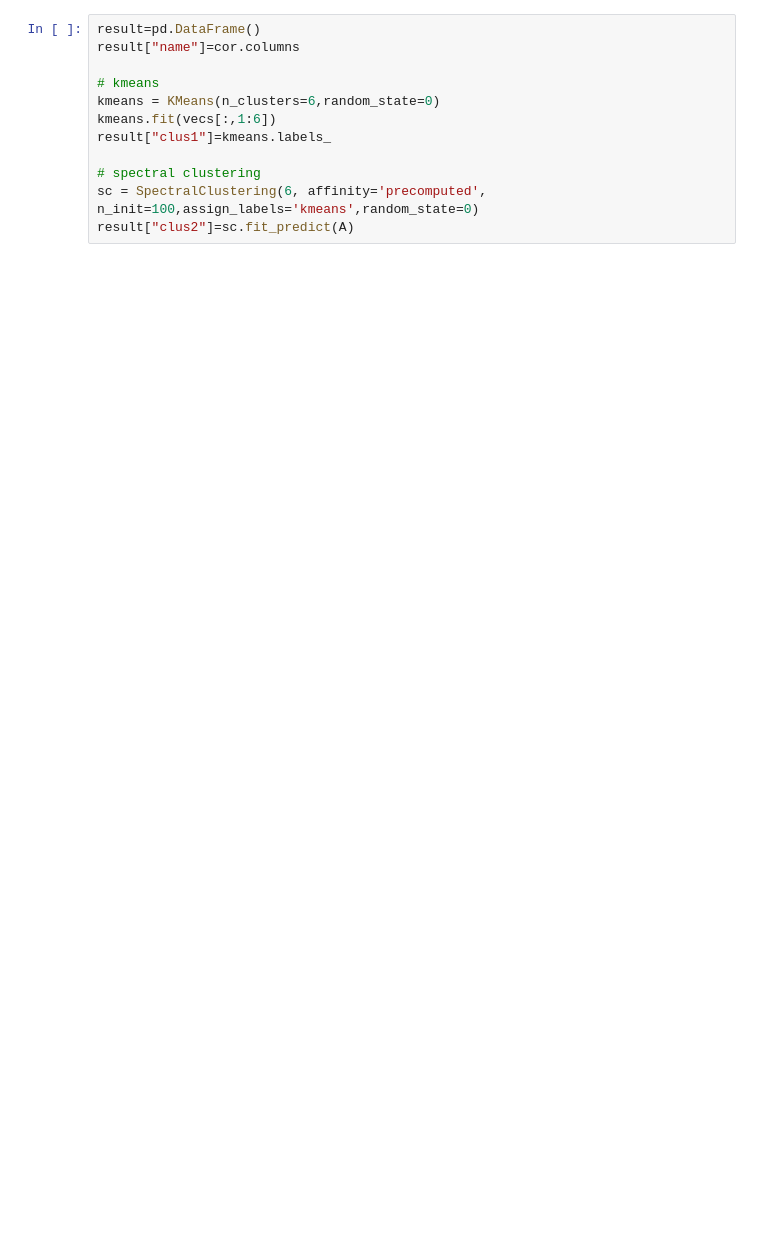
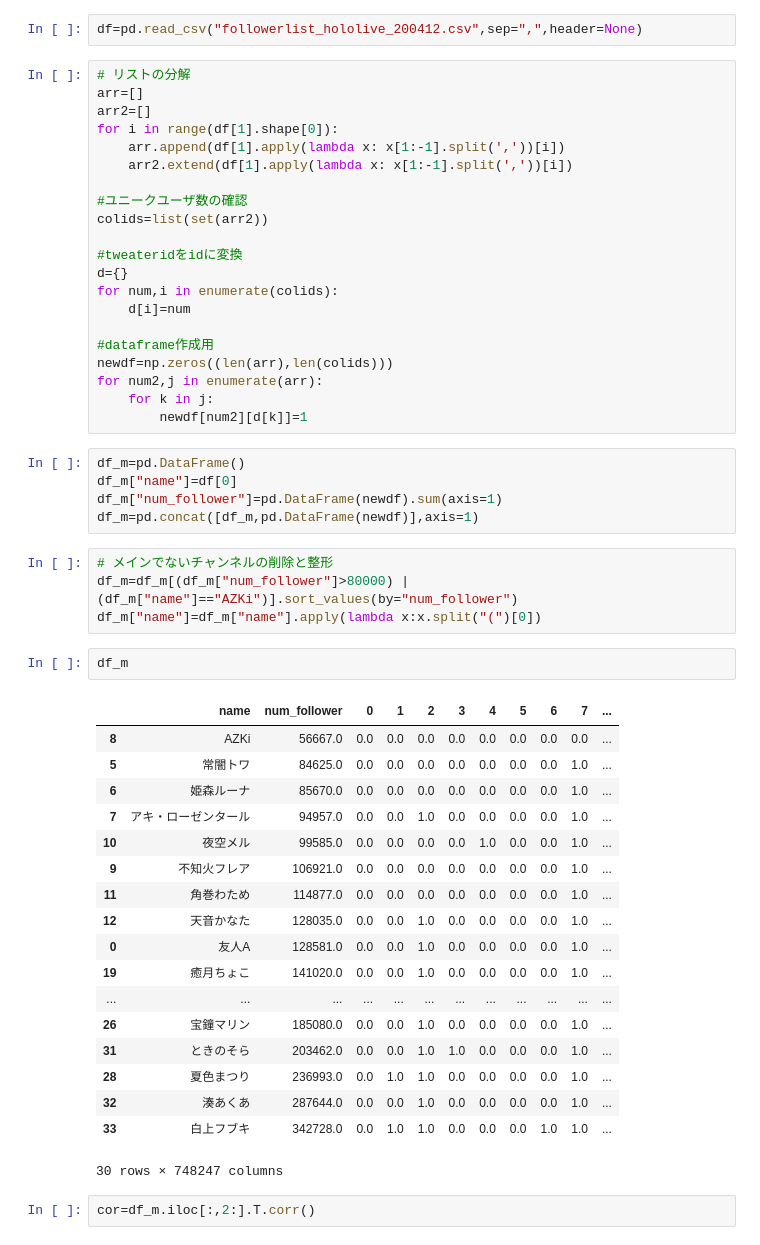
Before and after one commit to rmizuta3/blog, a Jupyter notebook: spectral_clustering/hololive_spectral_clustering.ipynb, the cells around one changed output. Saved outputs shown, nothing was run; the diff lists cells and outputs as text; blank space fills up the shorter version.

```diff
--- a/spectral_clustering/hololive_spectral_clustering.ipynb
+++ b/spectral_clustering/hololive_spectral_clustering.ipynb
@@ -41,12 +10,55 @@ vals, vecs = linalg.eig(L_norm)
-# %%
-result=pd.DataFrame()
-result["name"]=cor.columns
-
-# kmeans
-kmeans = KMeans(n_clusters=6,random_state=0)
-kmeans.fit(vecs[:,1:6])
-result["clus1"]=kmeans.labels_
-
-# spectral clustering
-sc = SpectralClustering(6, affinity='precomputed', n_init=100,assign_labels='kmeans',random_state=0)
-result["clus2"]=sc.fit_predict(A)
+# %%
+df=pd.read_csv("followerlist_hololive_200412.csv",sep=",",header=None)
+# %%
+# リストの分解
+arr=[]
+arr2=[]
+for i in range(df[1].shape[0]):
+    arr.append(df[1].apply(lambda x: x[1:-1].split(','))[i])
+    arr2.extend(df[1].apply(lambda x: x[1:-1].split(','))[i])
+
+#ユニークユーザ数の確認
+colids=list(set(arr2))
+
+#tweateridをidに変換
+d={}
+for num,i in enumerate(colids):
+    d[i]=num
+
+#dataframe作成用
+newdf=np.zeros((len(arr),len(colids)))
+for num2,j in enumerate(arr):
+    for k in j:
+        newdf[num2][d[k]]=1
+# %%
+df_m=pd.DataFrame()
+df_m["name"]=df[0]
+df_m["num_follower"]=pd.DataFrame(newdf).sum(axis=1)
+df_m=pd.concat([df_m,pd.DataFrame(newdf)],axis=1)
+# %%
+# メインでないチャンネルの削除と整形
+df_m=df_m[(df_m["num_follower"]>80000) | (df_m["name"]=="AZKi")].sort_values(by="num_follower")
+df_m["name"]=df_m["name"].apply(lambda x:x.split("(")[0])
+# %%
+df_m
+# %% [output]
+|  | name | num_follower | 0 | 1 | 2 | 3 | 4 | 5 | 6 | 7 | ... |
+| 8 | AZKi | 56667.0 | 0.0 | 0.0 | 0.0 | 0.0 | 0.0 | 0.0 | 0.0 | 0.0 | ... |
+| 5 | 常闇トワ | 84625.0 | 0.0 | 0.0 | 0.0 | 0.0 | 0.0 | 0.0 | 0.0 | 1.0 | ... |
+| 6 | 姫森ルーナ | 85670.0 | 0.0 | 0.0 | 0.0 | 0.0 | 0.0 | 0.0 | 0.0 | 1.0 | ... |
+| 7 | アキ・ローゼンタール | 94957.0 | 0.0 | 0.0 | 1.0 | 0.0 | 0.0 | 0.0 | 0.0 | 1.0 | ... |
+| 10 | 夜空メル | 99585.0 | 0.0 | 0.0 | 0.0 | 0.0 | 1.0 | 0.0 | 0.0 | 1.0 | ... |
+| 9 | 不知火フレア | 106921.0 | 0.0 | 0.0 | 0.0 | 0.0 | 0.0 | 0.0 | 0.0 | 1.0 | ... |
+| 11 | 角巻わため | 114877.0 | 0.0 | 0.0 | 0.0 | 0.0 | 0.0 | 0.0 | 0.0 | 1.0 | ... |
+| 12 | 天音かなた | 128035.0 | 0.0 | 0.0 | 1.0 | 0.0 | 0.0 | 0.0 | 0.0 | 1.0 | ... |
+| 0 | 友人A | 128581.0 | 0.0 | 0.0 | 1.0 | 0.0 | 0.0 | 0.0 | 0.0 | 1.0 | ... |
+| 19 | 癒月ちょこ | 141020.0 | 0.0 | 0.0 | 1.0 | 0.0 | 0.0 | 0.0 | 0.0 | 1.0 | ... |
+| ... | ... | ... | ... | ... | ... | ... | ... | ... | ... | ... | ... |
+| 26 | 宝鐘マリン | 185080.0 | 0.0 | 0.0 | 1.0 | 0.0 | 0.0 | 0.0 | 0.0 | 1.0 | ... |
+| 31 | ときのそら | 203462.0 | 0.0 | 0.0 | 1.0 | 1.0 | 0.0 | 0.0 | 0.0 | 1.0 | ... |
+| 28 | 夏色まつり | 236993.0 | 0.0 | 1.0 | 1.0 | 0.0 | 0.0 | 0.0 | 0.0 | 1.0 | ... |
+| 32 | 湊あくあ | 287644.0 | 0.0 | 0.0 | 1.0 | 0.0 | 0.0 | 0.0 | 0.0 | 1.0 | ... |
+| 33 | 白上フブキ | 342728.0 | 0.0 | 1.0 | 1.0 | 0.0 | 0.0 | 0.0 | 1.0 | 1.0 | ... |
+30 rows × 748247 columns
+# %%
+cor=df_m.iloc[:,2:].T.corr()
```
Also changed, not shown: parts of 33 cells of this notebook.
